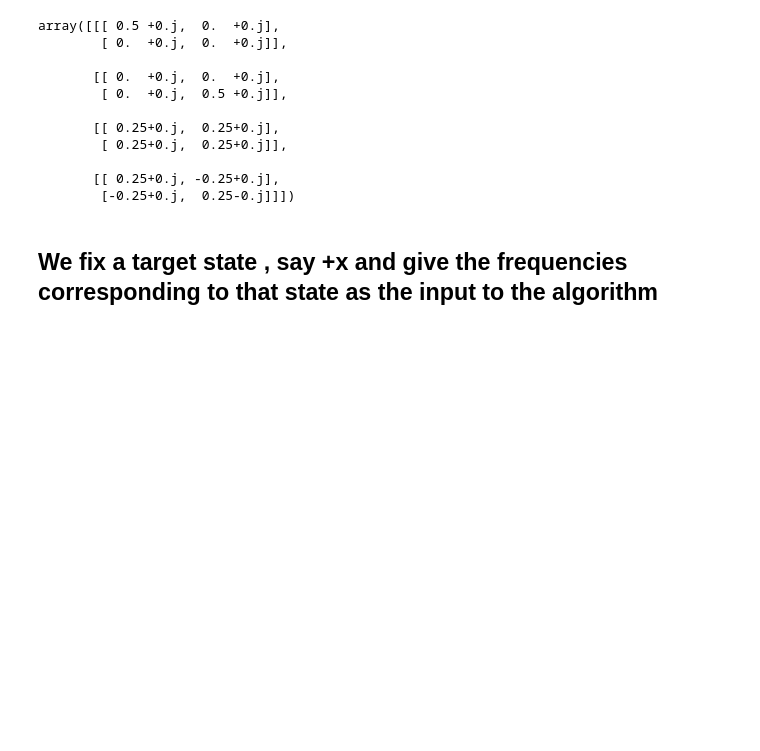
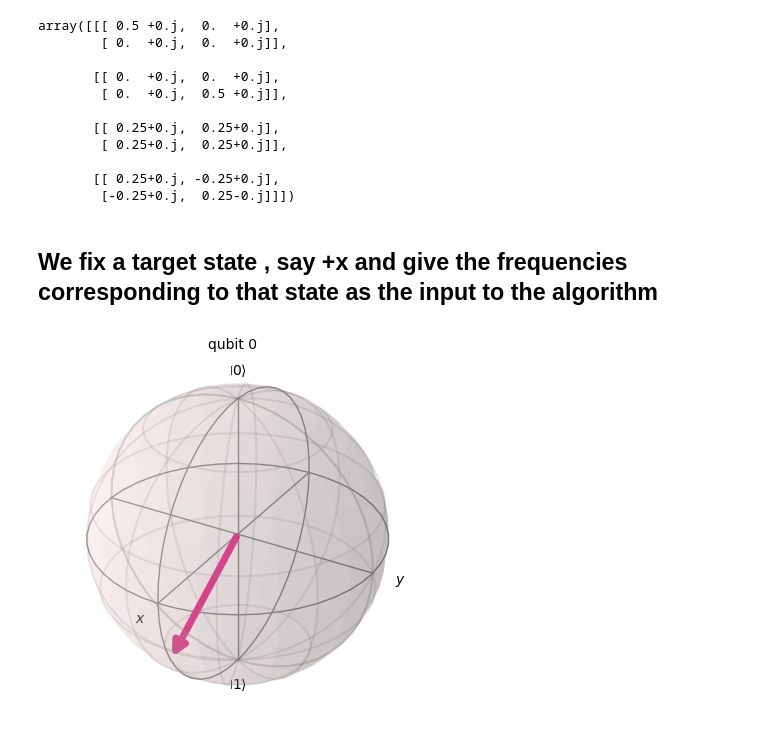
Before and after one commit to ahkatlio/MLE, a Jupyter notebook: MLE_direct_optimisation-alternate parametrization.ipynb, the cells around one changed output. Saved outputs shown, nothing was run; the diff lists cells and outputs as text; code cells hidden in the pictures; blank space fills up the shorter version.

```diff
--- a/MLE_direct_optimisation-alternate parametrization.ipynb
+++ b/MLE_direct_optimisation-alternate parametrization.ipynb
@@ -100,9 +100,19 @@ def params_to_rho(opt_var):
 # %%
 ##frequency_data={'z0':0.25, 'z1':0.25 ,'x0':0.5 ,'x1':0}
 
-target_state=np.array([1/np.sqrt(2),1/np.sqrt(2)])
+measurement_directions=[(0,0),(np.pi/2,0),(np.pi/2,np.pi/2)]
 
-frequency_data=[0.25,0.25,0.5,0]                      # Pass frequency data as a list rather than a dictionary in new version
+target_state=np.array([1/np.sqrt(4),np.sqrt(1-1/4)])
+
+#frequency_data=[0.25,0.25,0.5,0.0]                      # Pass frequency data as a list rather than a dictionary in new version
+
+frequency_data=get_frequencies(measurement_directions,Aer.get_backend('qasm_simulator'),initial_state=target_state)
+
+op_list=get_operator_list(spherical_to_amplitudes(measurement_directions))
+
+plot_bloch_multivector(target_state)
+# %% [output]
+[figure, added]
 # %%
 # Set and optimizer
 GD_log=OptimizerLog()
```
Also changed, not shown: parts of 6 cells of this notebook, 1 other file.
